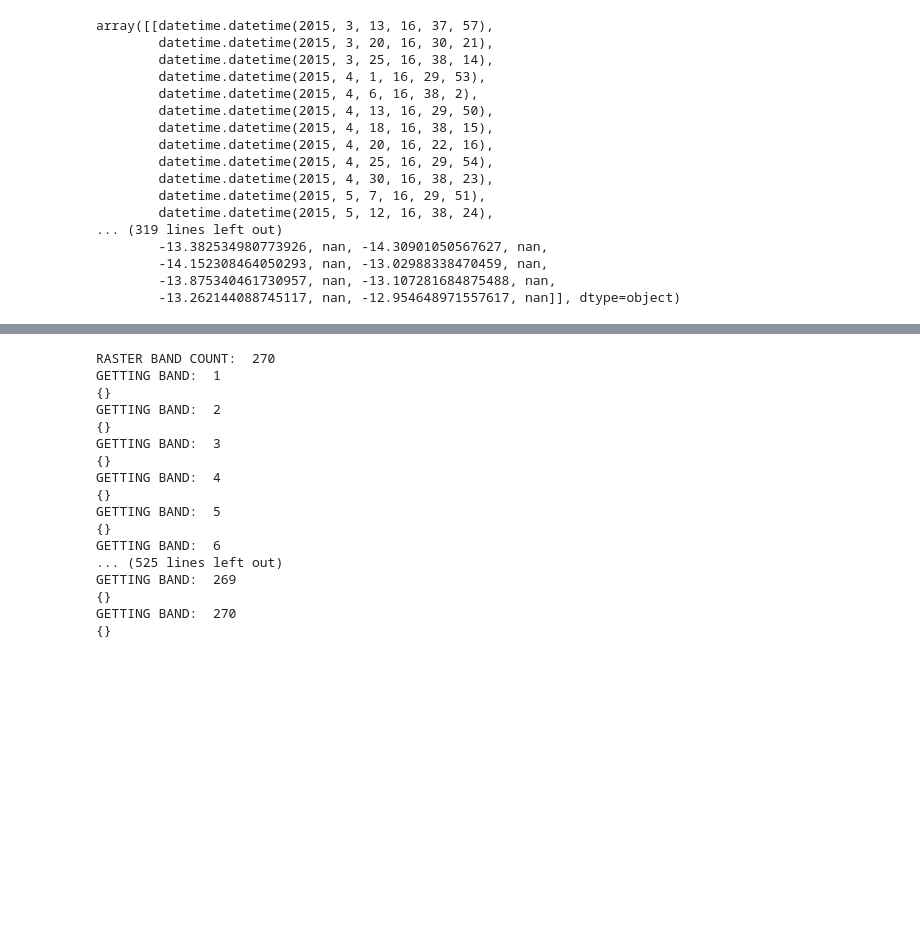
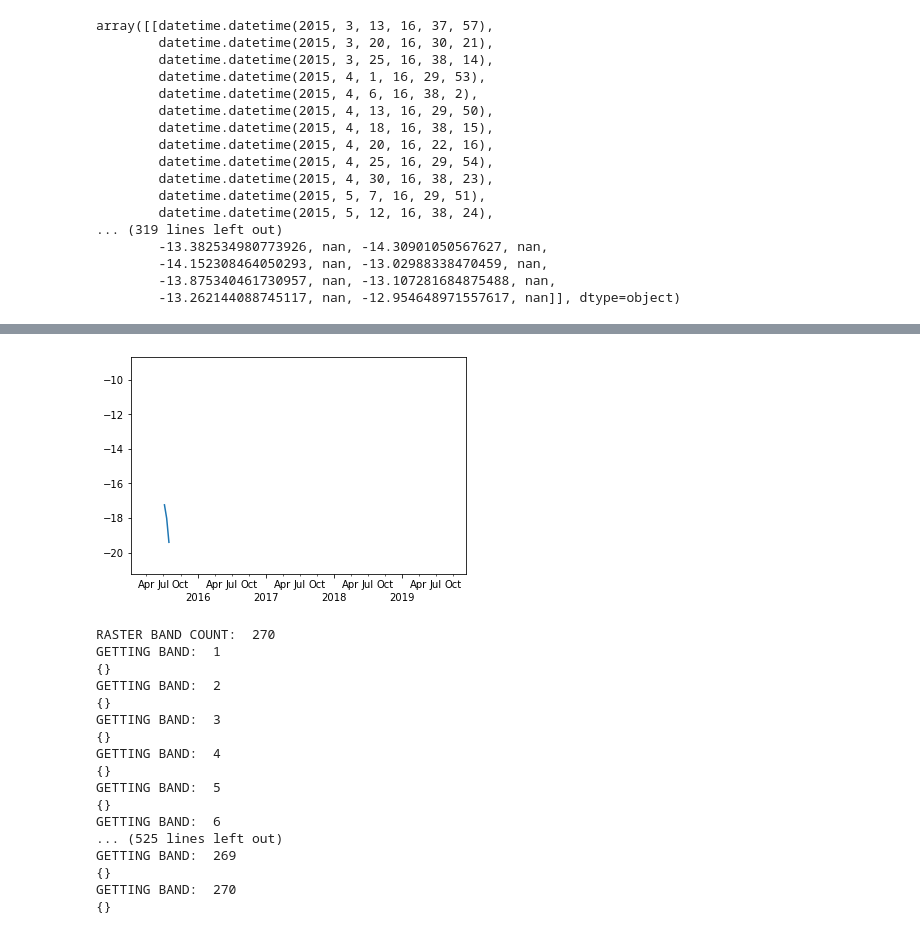
Before and after one commit to prenner-eo/Land-Cover-Change-Detection, a Jupyter notebook: LandCoverChange_Plot.ipynb, the cells around one changed output, grey strips where cells are left out. Cells and saved outputs as stored; diff of their text form; code cells hidden in the pictures; blank space fills up the shorter version.

```diff
--- a/LandCoverChange_Plot.ipynb
+++ b/LandCoverChange_Plot.ipynb
@@ -228,6 +228,29 @@ fig = go.Figure(data=[go.Scatter(x=vvdates, y=vvmeans)])
 fig.show()
 # %% [output]
 [interactive output not drawn]
+# %%
+import matplotlib.pyplot as plt
+import matplotlib.dates
+from datetime import datetime
+from pandas.plotting import register_matplotlib_converters
+register_matplotlib_converters()
+
+t = vvdates
+x = vvmeans
+
+fig, ax = plt.subplots()
+ax.plot(t,x)
+
+ax.xaxis.set_major_locator(matplotlib.dates.YearLocator())
+ax.xaxis.set_minor_locator(matplotlib.dates.MonthLocator((1,4,7,10)))
+
+ax.xaxis.set_major_formatter(matplotlib.dates.DateFormatter("\n%Y"))
+ax.xaxis.set_minor_formatter(matplotlib.dates.DateFormatter("%b"))
+plt.setp(ax.get_xticklabels(), rotation=0, ha="center")
+
+plt.show()
+# %% [output]
+[figure, added]
 # %%
 #cut roi für plot nötig, nicht für gesamte Erfassung, jedoch sind die Arrays zu groß um damit zu arbeiten
 # %%
```
